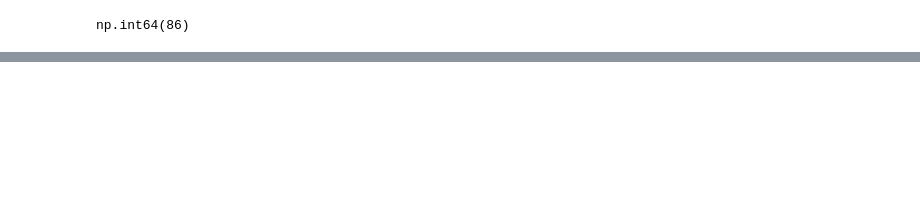
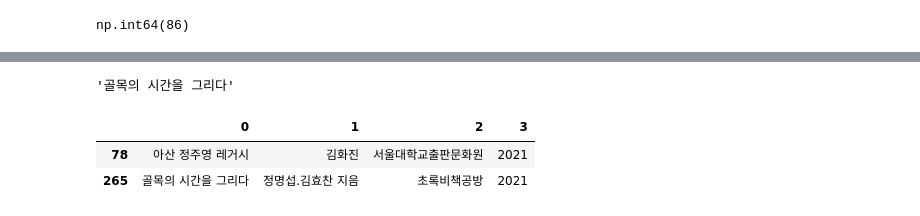
Before and after one commit to hyeonn-06/data_analysis, a Jupyter notebook: ch03_2.ipynb, the cells around one changed output, grey strips where cells are left out. Saved outputs shown, nothing was run; the diff lists cells and outputs as text; code cells hidden in the pictures; blank space fills up the shorter version.

```diff
--- a/ch03_2.ipynb
+++ b/ch03_2.ipynb
@@ -317,0 +346,4 @@ np.int64(86)
+# %%
+get_book_title(9791191266054)
+# %% [output]
+'골목의 시간을 그리다'
@@ -317,0 +397,7 @@ np.int64(86)
+# %%
+updated_sample = ns_book5[na_rows].head(2).apply(get_book_info, axis=1, result_type='expand')
+updated_sample
+# %% [output]
+|  | 0 | 1 | 2 | 3 |
+| 78 | 아산 정주영 레거시 | 김화진 | 서울대학교출판문화원 | 2021 |
+| 265 | 골목의 시간을 그리다 | 정명섭.김효찬 지음 | 초록비책공방 | 2021 |
```
Also changed, not shown: parts of 4 cells of this notebook.
